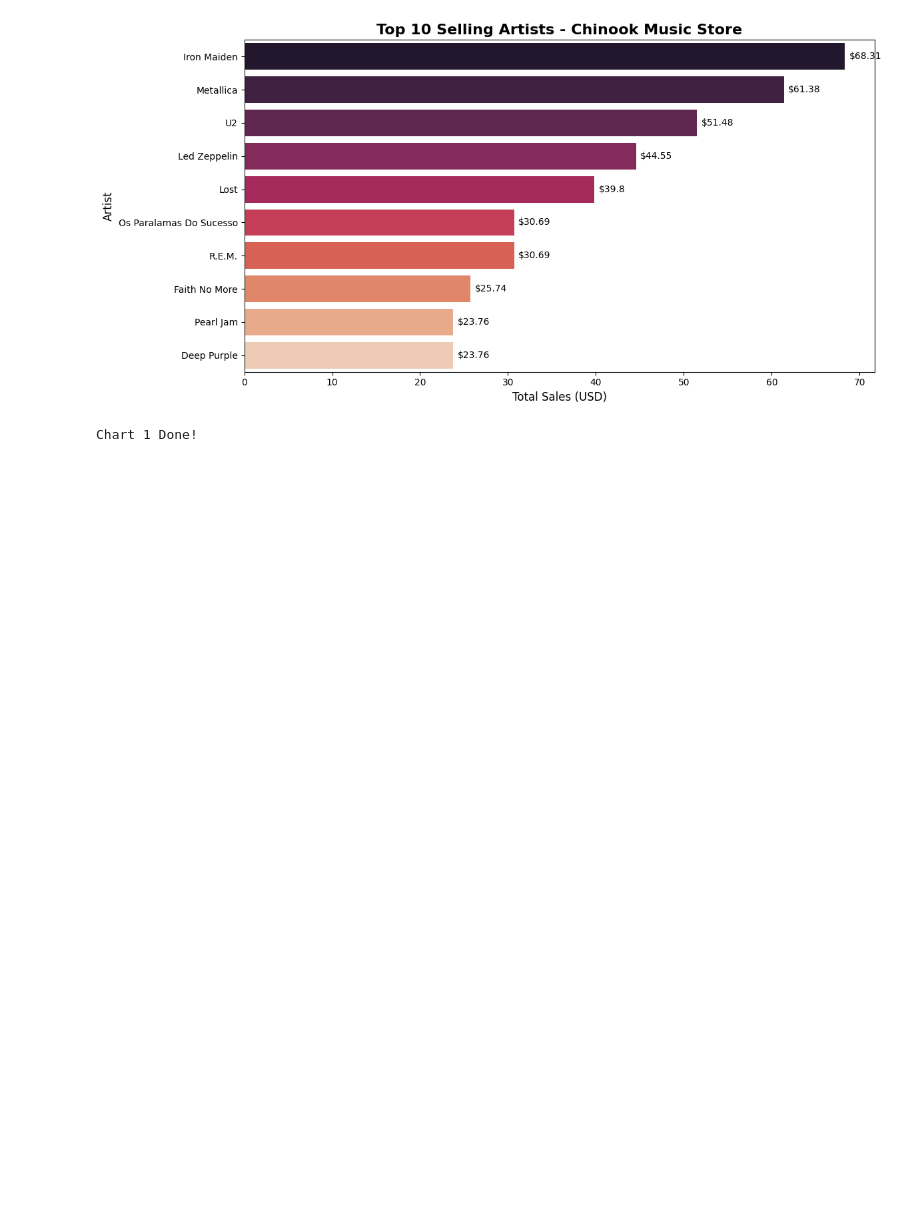
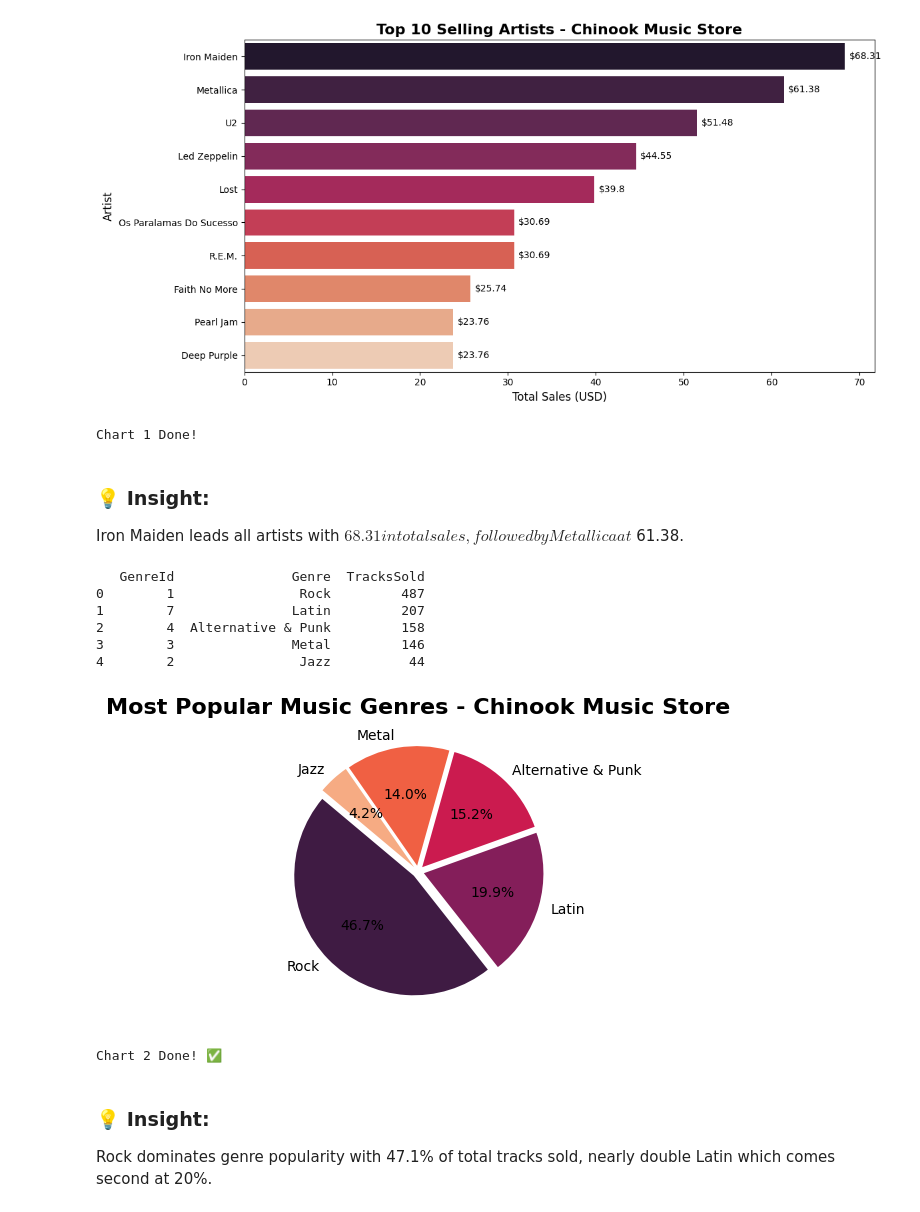
Before and after one commit to Asmashaik7/Data_Analytics_Portfolio, a Jupyter notebook: SQL_Projects/chinook/chinook_visualizations.ipynb, the cells around one changed output. Saved outputs shown, nothing was run; the diff lists cells and outputs as text; code cells hidden in the pictures; blank space fills up the shorter version.

Commit message:
added visualizations

```diff
--- a/SQL_Projects/chinook/chinook_visualizations.ipynb
+++ b/SQL_Projects/chinook/chinook_visualizations.ipynb
@@ -112,3 +112,54 @@ print("Chart 1 Done!")
 # %% [output]
 [figure]
 Chart 1 Done!
+# %% [markdown]
+### 💡 Insight:
+Iron Maiden leads all artists with $68.31 in total sales,
+followed by Metallica at $61.38.
+# %%
+df_genre = pd.read_sql("""
+     SELECT TOP 5
+       g.GenreId,
+       g.Name AS Genre,
+       SUM(il.Quantity) AS TracksSold
+FROM Genre g
+JOIN Track t
+     ON g.GenreId = t.GenreId
+JOIN InvoiceLine il
+     ON t.TrackId = il.TrackId
+GROUP BY g.GenreId, g.Name
+ORDER BY TracksSold DESC
+""", conn)
+
+print(df_genre)
+# %% [output]
+   GenreId               Genre  TracksSold
+0        1                Rock         487
+1        7               Latin         207
+2        4  Alternative & Punk         158
+3        3               Metal         146
+4        2                Jazz          44
+# %%
+plt.figure(figsize=(4, 4))
+plt.pie(df_genre['TracksSold'],
+        labels=df_genre['Genre'],
+        autopct='%1.1f%%',
+        colors=sns.color_palette('rocket', len(df_genre)),
+        startangle=140,
+        explode=[0.05, 0.05, 0.05, 0.05, 0.05])
+
+plt.title('Most Popular Music Genres - Chinook Music Store',
+          fontsize=16, fontweight='bold')
+
+plt.tight_layout()
+plt.savefig('chart2_genre_popularity.png', dpi=150)
+plt.show()
+
+print("Chart 2 Done! ✅")
+# %% [output]
+[figure, added]
+Chart 2 Done! ✅
+# %% [markdown]
+### 💡 Insight:
+Rock dominates genre popularity with 47.1% of total tracks sold,
+nearly double Latin which comes second at 20%.
```
